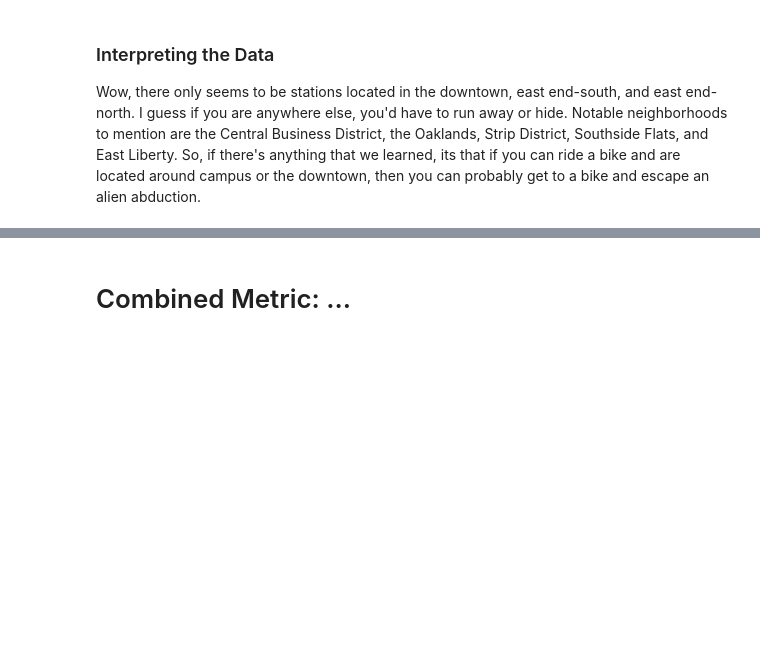
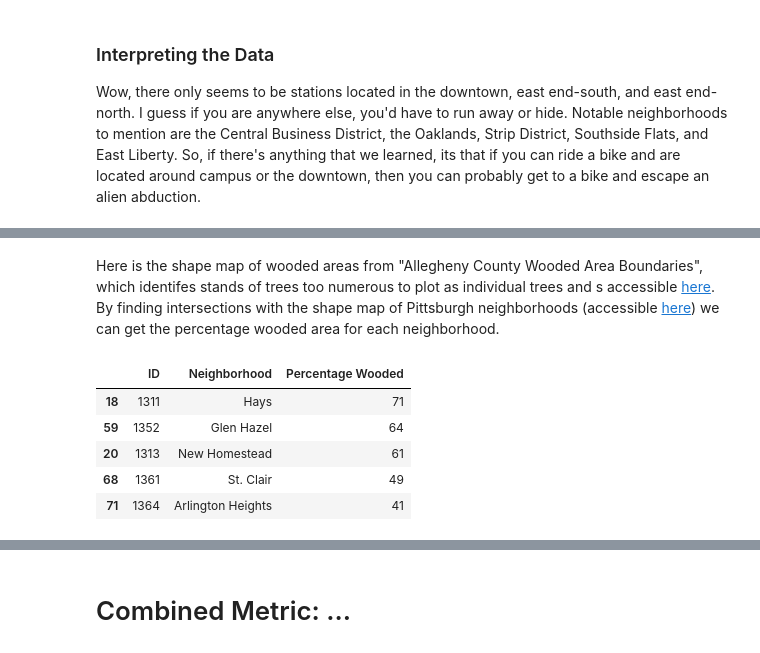
Before and after one commit to jhuang0420/CMPINF0010_Final_Project, a Jupyter notebook: teamFolder/teamNB.ipynb, the cells around one changed output, grey strips where cells are left out. Cells and saved outputs as stored; diff of their text form; code cells hidden in the pictures; blank space fills up the shorter version.

```diff
--- a/teamFolder/teamNB.ipynb
+++ b/teamFolder/teamNB.ipynb
@@ -79,0 +89,15 @@ Wow, there only seems to be stations located in the downtown, east end-south, an
+# %% [markdown]
+Here is the shape map of wooded areas from "Allegheny County Wooded Area Boundaries", which identifes stands of trees too numerous to plot as individual trees and s accessible [here](https://data.wprdc.org/dataset/allegheny-county-wooded-area-boundaries1). By finding intersections with the shape map of Pittsburgh neighborhoods (accessible [here](https://data.wprdc.org/dataset/neighborhoods2)) we can get the percentage wooded area for each neighborhood.
+# %%
+#Run Wooded-Area.ipynb first to recover stored variable
+%store -r n
+#sort and output dataframe
+sort = n.sort_values(by=["Percentage Wooded"], ascending=False)
+sort.head()
+# %% [output]
+|  | ID | Neighborhood | Percentage Wooded |
+| 18 | 1311 | Hays | 71 |
+| 59 | 1352 | Glen Hazel | 64 |
+| 20 | 1313 | New Homestead | 61 |
+| 68 | 1361 | St. Clair | 49 |
+| 71 | 1364 | Arlington Heights | 41 |
```
Also changed, not shown: parts of 8 cells of this notebook, 2 other files.
